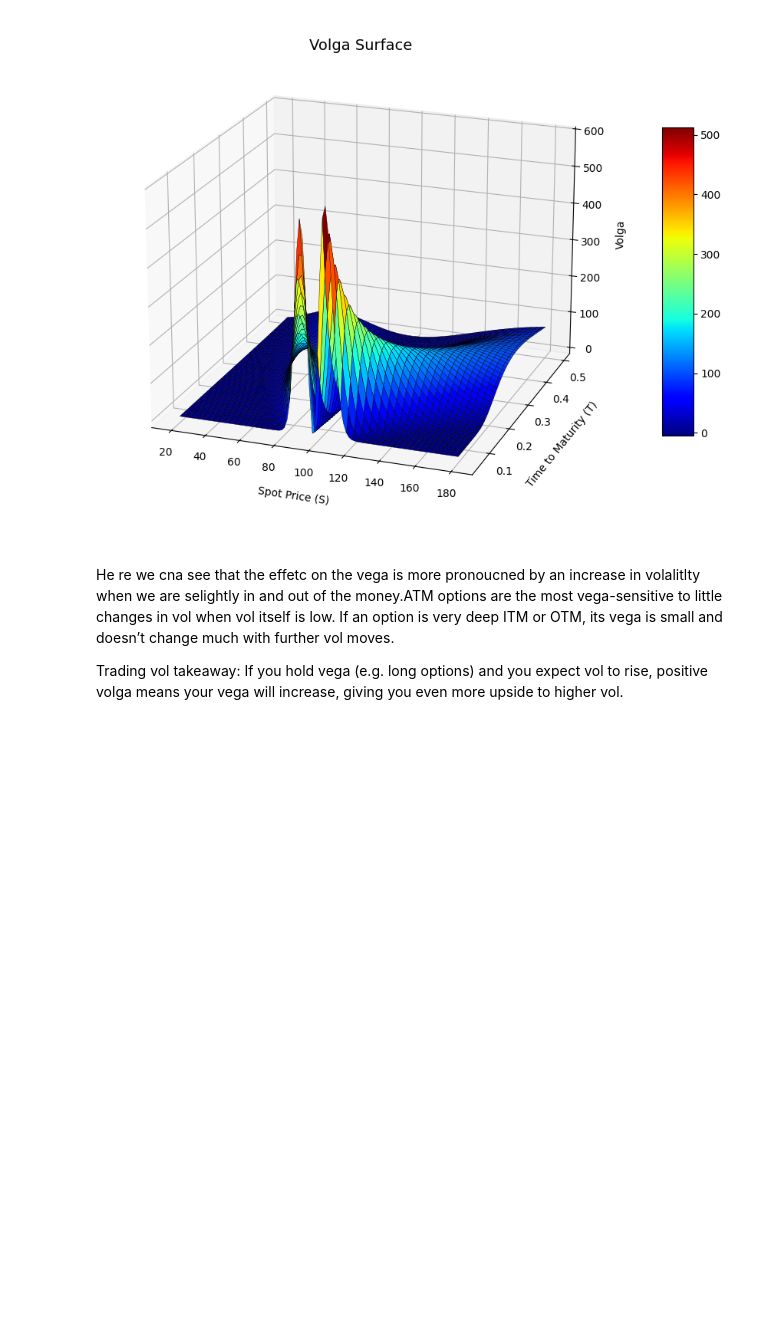
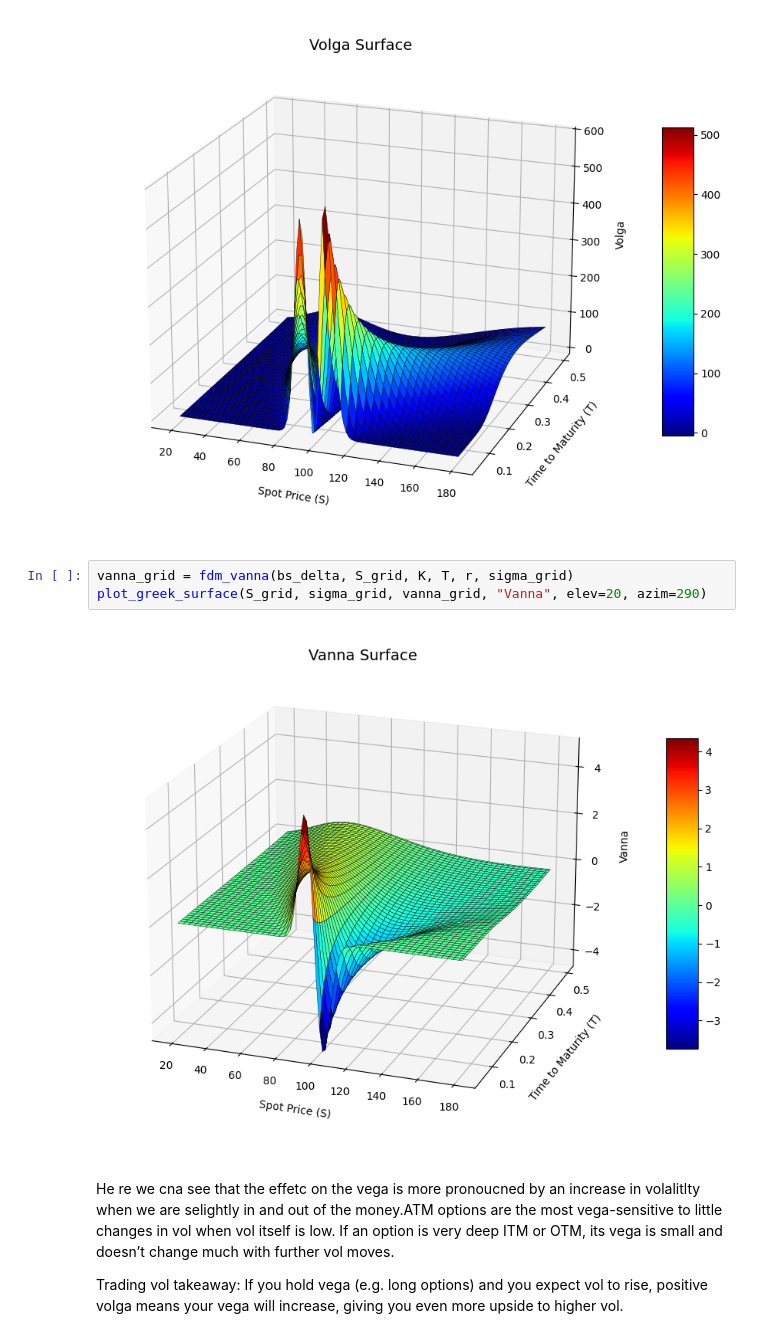
Before and after one commit to anthonymakarewicz/volatility-trading, a Jupyter notebook: greeks.ipynb, the cells around one changed output. Drawn from its saved outputs; the diff is of its cells as text; blank space fills up the shorter version.

```diff
--- a/greeks.ipynb
+++ b/greeks.ipynb
@@ -336,6 +336,11 @@ volga_grid = fdm_volga(bs_vega, S_grid, K, T, r, sigma_grid)
 plot_greek_surface(S_grid, sigma_grid, volga_grid, "Volga", elev=20, azim=290)
 # %% [output]
 [figure]
+# %%
+vanna_grid = fdm_vanna(bs_delta, S_grid, K, T, r, sigma_grid)
+plot_greek_surface(S_grid, sigma_grid, vanna_grid, "Vanna", elev=20, azim=290)
+# %% [output]
+[figure, added]
 # %% [markdown]
 He re we cna see that the effetc on the vega is more pronoucned by an increase in volalitlty when we are selightly in and out of the money.ATM options are the most vega-sensitive to little changes in vol when vol itself is low. If an option is very deep ITM or OTM, its vega is small and doesn’t change much with further vol moves.
 
```
Also changed, not shown: 3 other files.
